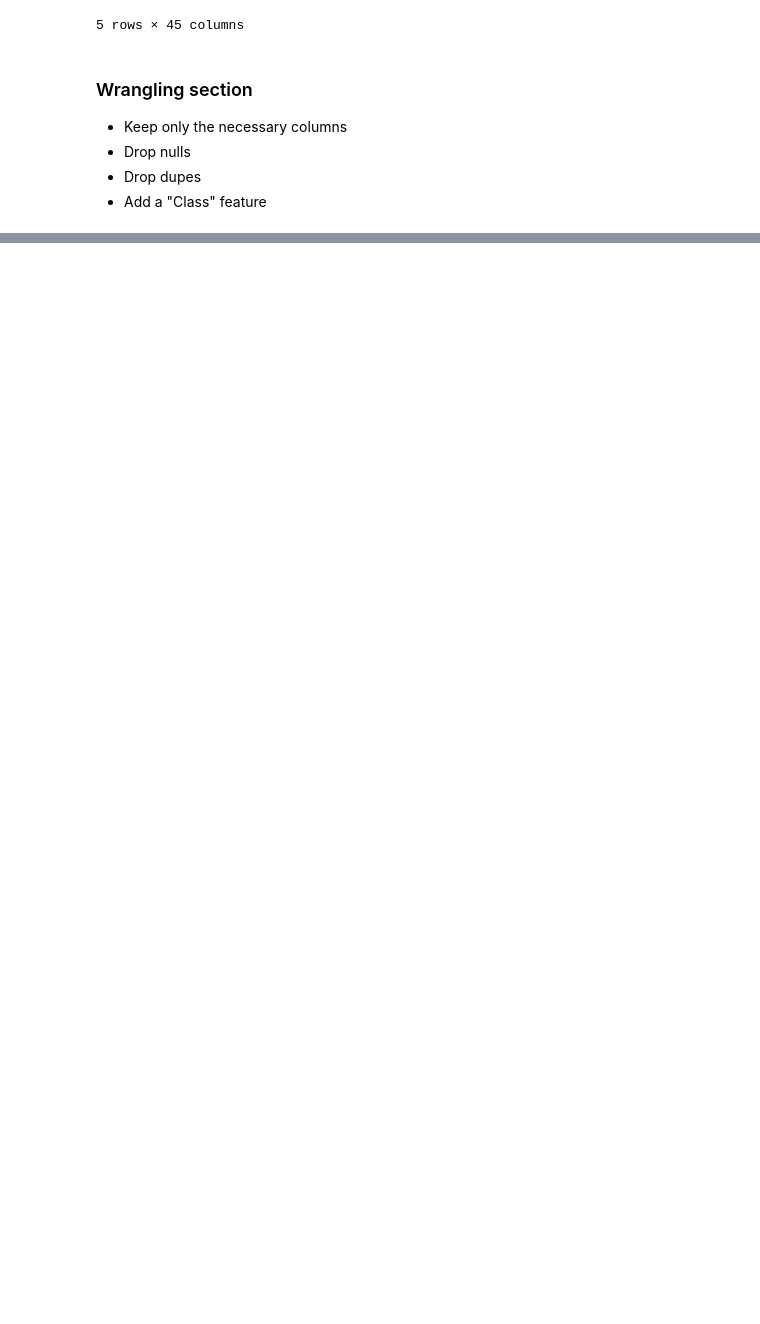
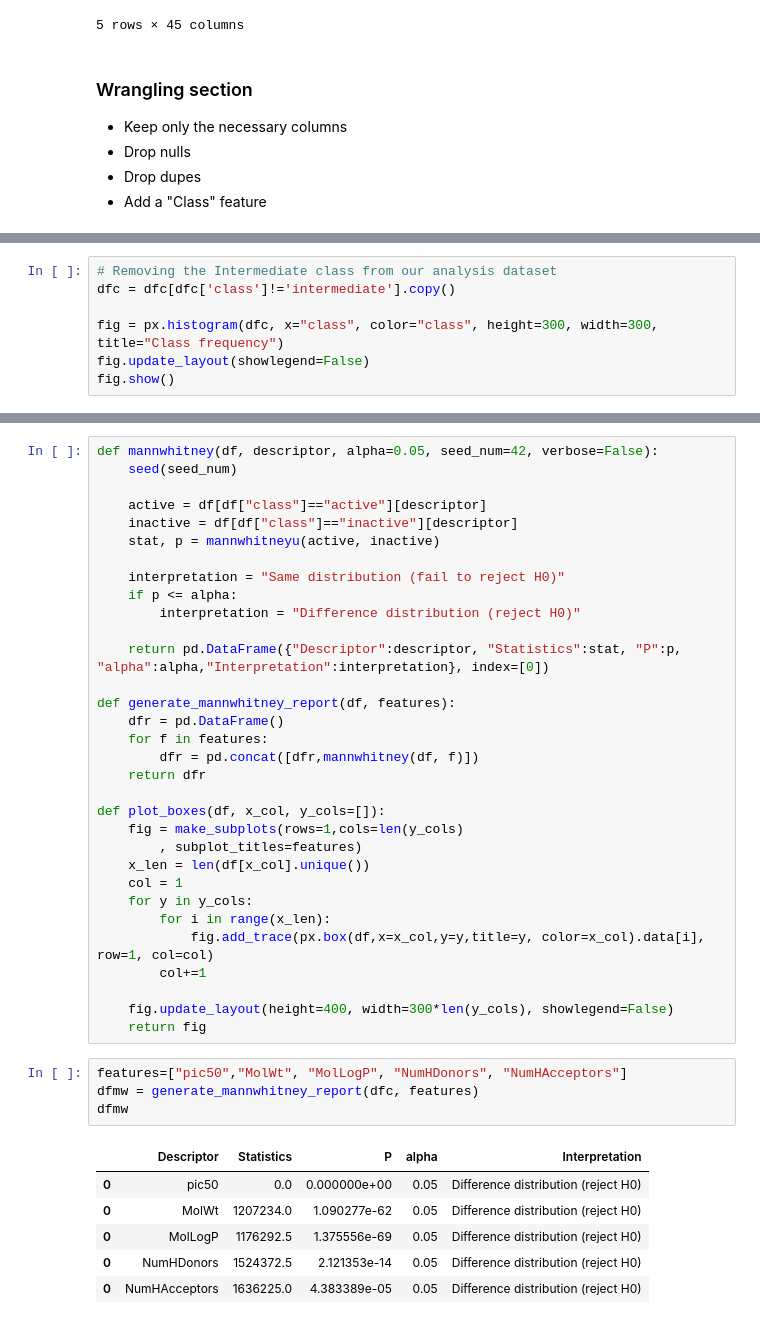
Before and after one commit to cory-walker/bitesize-bioinformatics, a Jupyter notebook: bitesize-bioinformatics.ipynb, the cells around one changed output, grey strips where cells are left out. Cells and saved outputs as stored; diff of their text form; blank space fills up the shorter version.

```diff
--- a/bitesize-bioinformatics.ipynb
+++ b/bitesize-bioinformatics.ipynb
@@ -77,0 +142,7 @@ dfc.head()
+# %%
+# Removing the Intermediate class from our analysis dataset
+dfc = dfc[dfc['class']!='intermediate'].copy()
+
+fig = px.histogram(dfc, x="class", color="class", height=300, width=300, title="Class frequency")
+fig.update_layout(showlegend=False)
+fig.show()
@@ -77,0 +158,43 @@ dfc.head()
+# %%
+def mannwhitney(df, descriptor, alpha=0.05, seed_num=42, verbose=False):
+    seed(seed_num)
+
+    active = df[df["class"]=="active"][descriptor]
+    inactive = df[df["class"]=="inactive"][descriptor]
+    stat, p = mannwhitneyu(active, inactive)
+
+    interpretation = "Same distribution (fail to reject H0)"
+    if p <= alpha:
+        interpretation = "Difference distribution (reject H0)"
+
+    return pd.DataFrame({"Descriptor":descriptor, "Statistics":stat, "P":p, "alpha":alpha,"Interpretation":interpretation}, index=[0])
+
+def generate_mannwhitney_report(df, features):
+    dfr = pd.DataFrame()
+    for f in features:
+        dfr = pd.concat([dfr,mannwhitney(df, f)])
+    return dfr
+
+def plot_boxes(df, x_col, y_cols=[]):
+    fig = make_subplots(rows=1,cols=len(y_cols)
+        , subplot_titles=features)
+    x_len = len(df[x_col].unique())
+    col = 1
+    for y in y_cols:
+        for i in range(x_len):
+            fig.add_trace(px.box(df,x=x_col,y=y,title=y, color=x_col).data[i], row=1, col=col)
+        col+=1
+
+    fig.update_layout(height=400, width=300*len(y_cols), showlegend=False)
+    return fig
+# %%
+features=["pic50","MolWt", "MolLogP", "NumHDonors", "NumHAcceptors"]
+dfmw = generate_mannwhitney_report(dfc, features)
+dfmw
+# %% [output]
+|  | Descriptor | Statistics | P | alpha | Interpretation |
+| 0 | pic50 | 0.0 | 0.000000e+00 | 0.05 | Difference distribution (reject H0) |
+| 0 | MolWt | 1207234.0 | 1.090277e-62 | 0.05 | Difference distribution (reject H0) |
+| 0 | MolLogP | 1176292.5 | 1.375556e-69 | 0.05 | Difference distribution (reject H0) |
+| 0 | NumHDonors | 1524372.5 | 2.121353e-14 | 0.05 | Difference distribution (reject H0) |
+| 0 | NumHAcceptors | 1636225.0 | 4.383389e-05 | 0.05 | Difference distribution (reject H0) |
```
Also changed, not shown: parts of 12 cells of this notebook, 1 other file.
